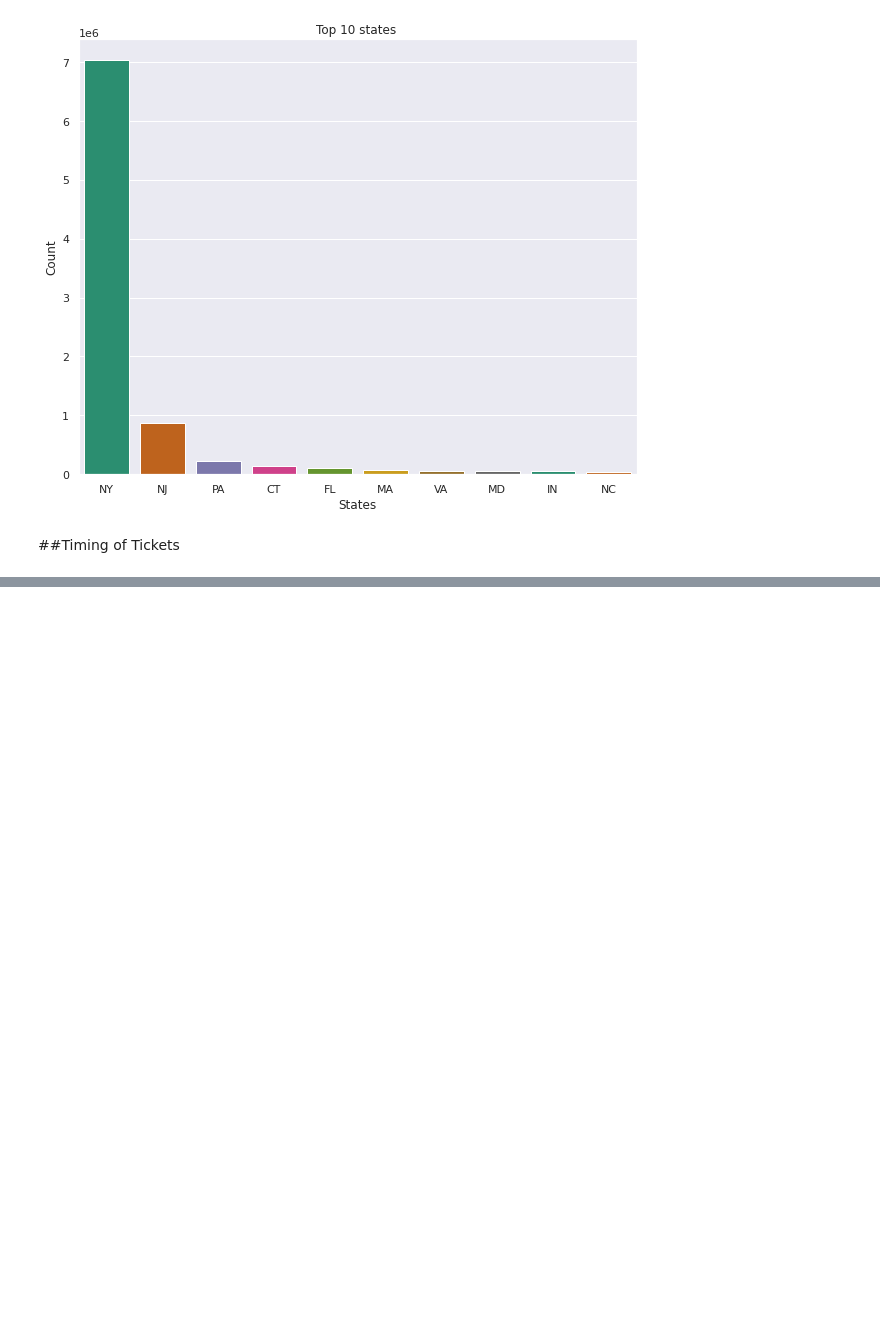
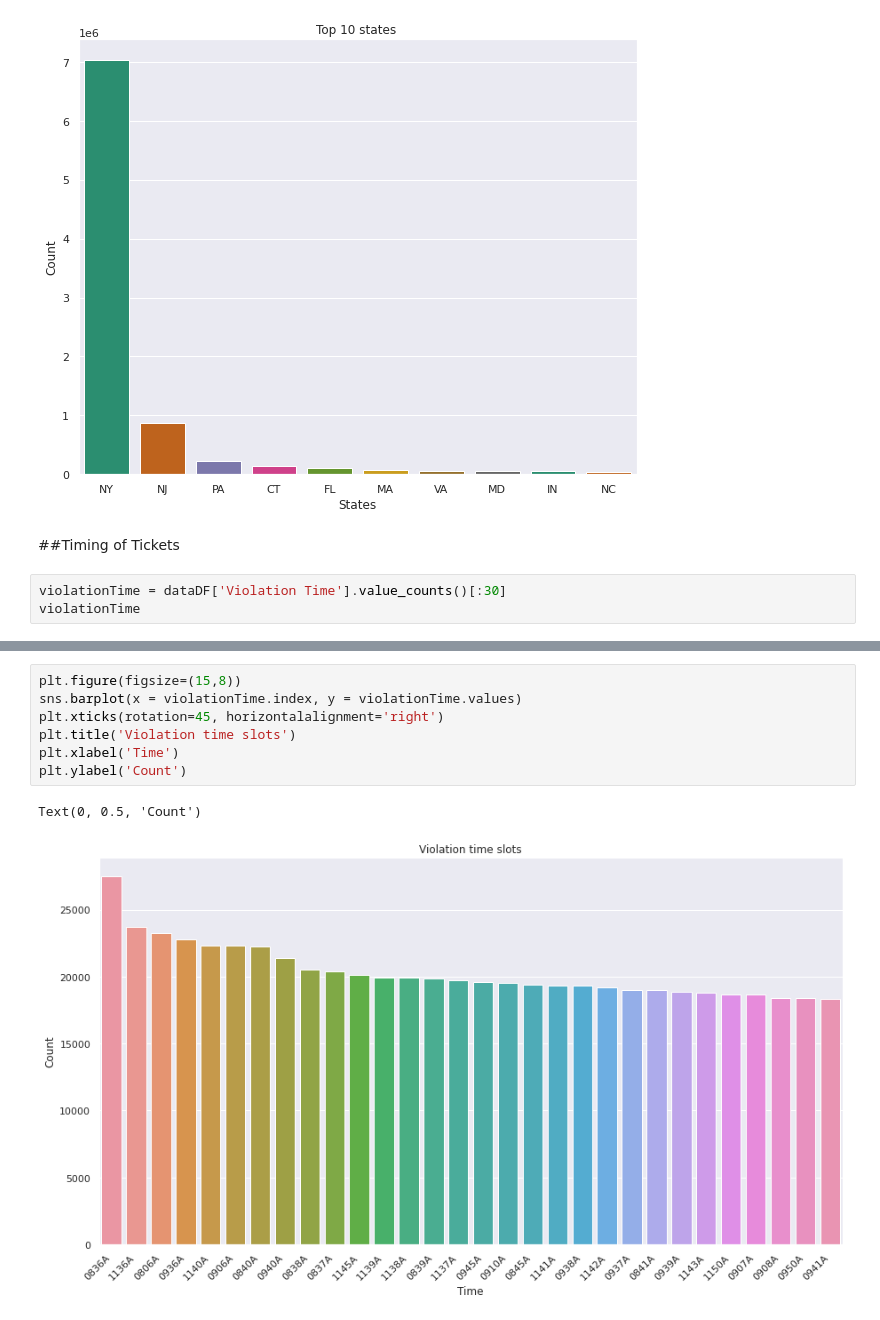
Before and after one commit to Amruta-Nadgouda/DataMiningProject, a Jupyter notebook: DM_Project_EDA.ipynb, the cells around one changed output, grey strips where cells are left out. Cells and saved outputs as stored; diff of their text form; blank space fills up the shorter version.

```diff
--- a/DM_Project_EDA.ipynb
+++ b/DM_Project_EDA.ipynb
@@ -97,3 +111,6 @@ Text(0, 0.5, 'Count')
 [figure]
 # %% [markdown]
 ##Timing of Tickets
+# %%
+violationTime = dataDF['Violation Time'].value_counts()[:30]
+violationTime
@@ -99,0 +135,10 @@ Text(0, 0.5, 'Count')
+# %%
+plt.figure(figsize=(15,8))
+sns.barplot(x = violationTime.index, y = violationTime.values)
+plt.xticks(rotation=45, horizontalalignment='right')
+plt.title('Violation time slots')
+plt.xlabel('Time')
+plt.ylabel('Count')
+# %% [output]
+Text(0, 0.5, 'Count')
+[figure, added]
```
Also changed, not shown: parts of 3 cells of this notebook.
